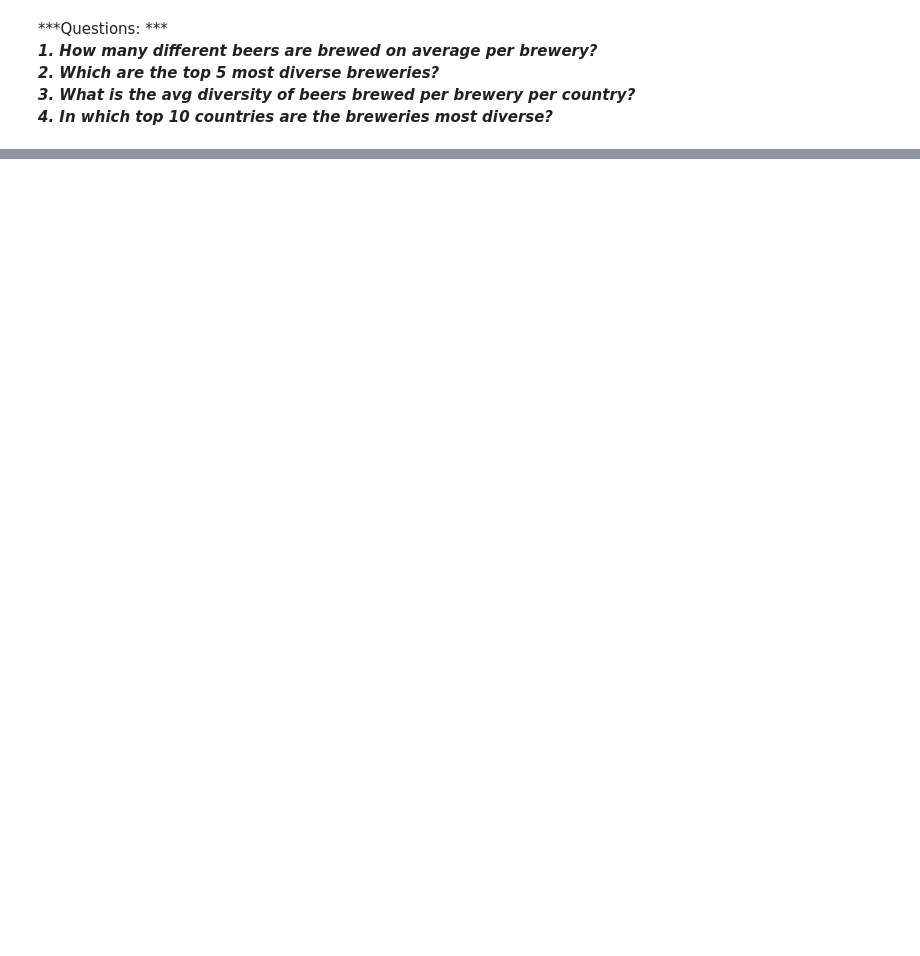
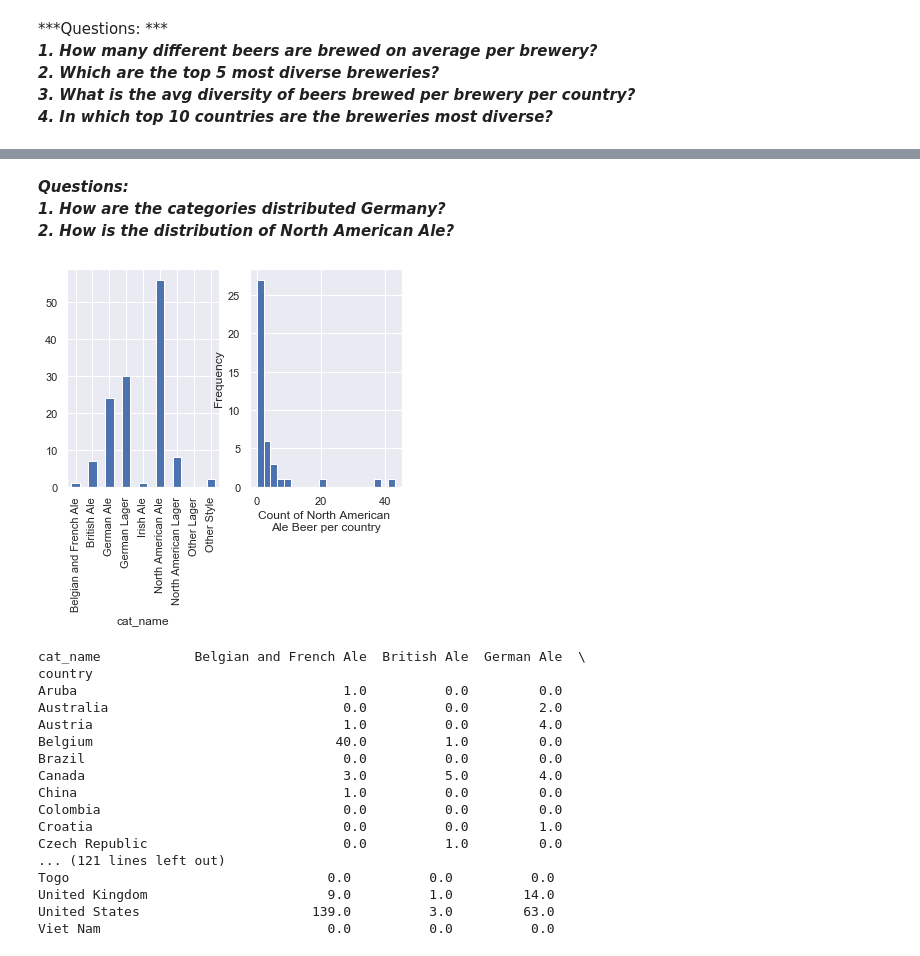
Before and after one commit to strambb/OpenBeerAnalysis, a Jupyter notebook: DataLoader.ipynb, the cells around one changed output, grey strips where cells are left out. Cells and saved outputs as stored; diff of their text form; code cells hidden in the pictures; blank space fills up the shorter version.

```diff
--- a/DataLoader.ipynb
+++ b/DataLoader.ipynb
@@ -175,0 +301,9 @@ for country in avg_div_per_country.nlargest(10).reset_index()["country"]:
+# %%
+#Make a copy of beers with brewery for further usage (savepoint)
+df_bb = df_beers_brewery.copy()
+
+#Explore
+print(df_bb["cat_id"].head())
+print(df_bb["cat_id"].describe())
+print(df_bb["cat_id"].value_counts())
+print(df_bb["cat_id"].dtype)
@@ -175,0 +338,19 @@ for country in avg_div_per_country.nlargest(10).reset_index()["country"]:
+# %%
+#drop the strange one and change dtype to int64 for merging
+print(df_bb[df_bb["cat_id"]==" Weyermann Melonodon"])
+df_bb.drop(df_bb[df_bb["cat_id"]==" Weyermann Melonodon"].index, axis=0, inplace=True)
+df_bb["cat_id"] = df_bb["cat_id"].astype("float64")
+
+#print value counts to ensure correct dropping
+print(df_bb["cat_id"].value_counts())
+
+
+#Merge with categories_raw
+df_bb_cat = pd.merge(df_bb, df_categories_raw[["cat_name"]], how="left", left_on= "cat_id", right_on="id")
+
+#drop cat_id
+df_bb_cat.drop("cat_id", axis=1, inplace = True)
+
+#print head to see if everything is fine
+print(df_bb_cat.head())
+print(df_bb_cat["cat_name"].describe())
@@ -175,0 +375,37 @@ for country in avg_div_per_country.nlargest(10).reset_index()["country"]:
+# %% [markdown]
+***Questions:***
+***1. How are the categories distributed Germany?***
+***2. How is the distribution of North American Ale?***
+# %%
+#Pivoting the table to show it
+piv_count_cat_p_country = pd.pivot_table(df_bb_cat, values="name_beer",index="country", columns="cat_name",aggfunc="count")
+piv_count_cat_p_country = piv_count_cat_p_country.fillna(0)
+fig=plt.figure()
+
+ax1 = fig.add_subplot(121)
+ax2 = fig.add_subplot(122)
+piv_count_cat_p_country.loc["Germany",:].plot(kind="bar", ax=ax1)
+piv_count_cat_p_country[piv_count_cat_p_country["North American Ale"]<50]["North American Ale"].plot(kind="hist", bins=20, ax=ax2)
+ax2.xaxis.set_label_text("Count of North American " + "\n" + "Ale Beer per country")
+
+plt.show()
+print(piv_count_cat_p_country)
+# %% [output]
+[figure, added]
+cat_name            Belgian and French Ale  British Ale  German Ale  \
+country
+Aruba                                  1.0          0.0         0.0
+Australia                              0.0          0.0         2.0
+Austria                                1.0          0.0         4.0
+Belgium                               40.0          1.0         0.0
+Brazil                                 0.0          0.0         0.0
+Canada                                 3.0          5.0         4.0
+China                                  1.0          0.0         0.0
+Colombia                               0.0          0.0         0.0
+Croatia                                0.0          0.0         1.0
+Czech Republic                         0.0          1.0         0.0
+... (121 lines left out)
+Togo                                 0.0          0.0          0.0
+United Kingdom                       9.0          1.0         14.0
+United States                      139.0          3.0         63.0
+Viet Nam                             0.0          0.0          0.0
```
Also changed, not shown: parts of 12 cells of this notebook.
